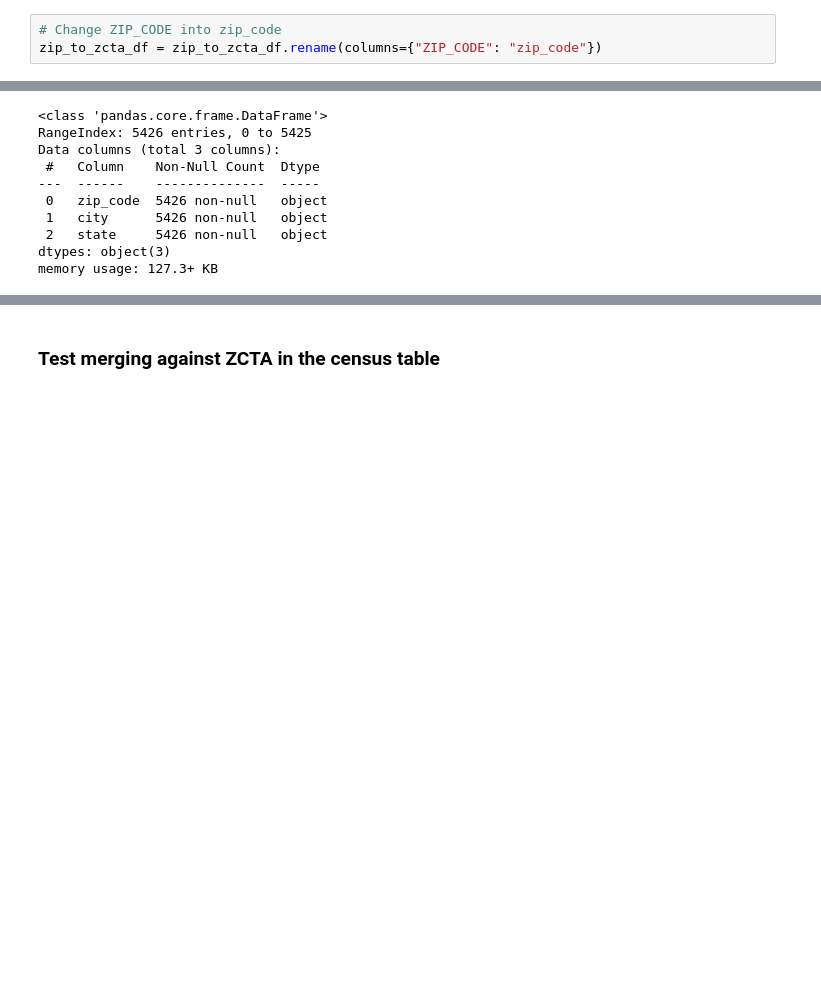
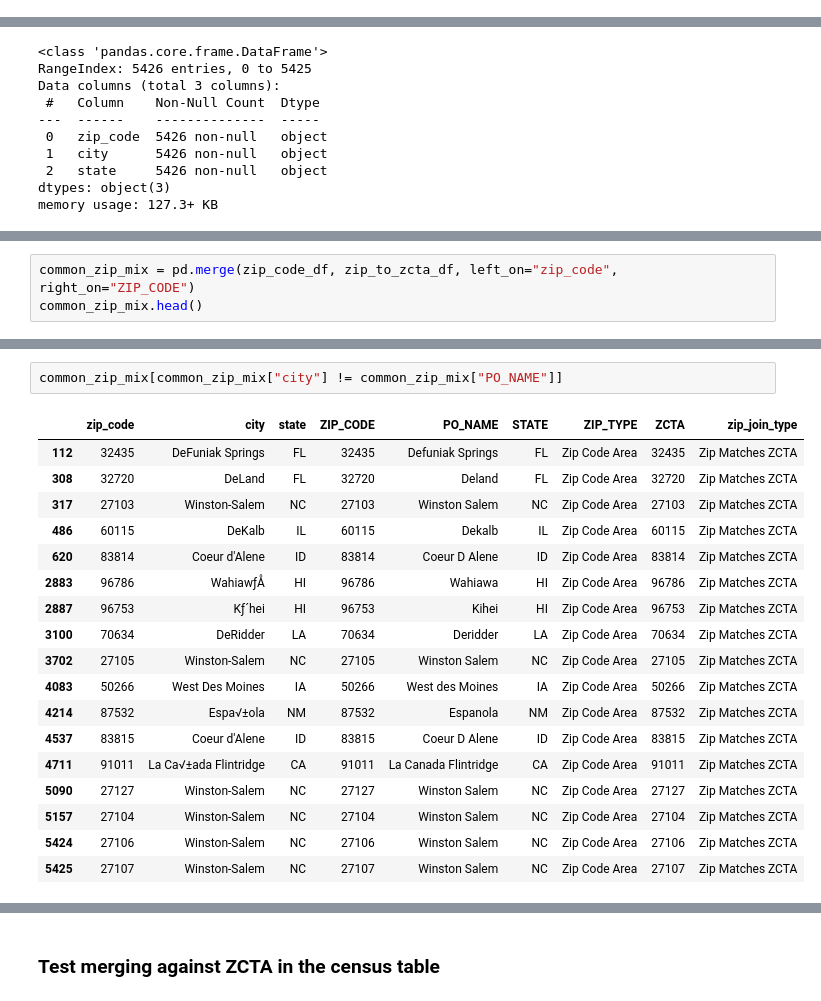
Before and after one commit to poojaisabelle/ETL-Project, a Jupyter notebook: 02_transform_zip_zcta/02_transform_zip_zcta_tracey_kat.ipynb, the cells around one changed output, grey strips where cells are left out. Drawn from its saved outputs; the diff is of its cells as text; blank space fills up the shorter version.

```diff
--- a/02_transform_zip_zcta/02_transform_zip_zcta_tracey_kat.ipynb
+++ b/02_transform_zip_zcta/02_transform_zip_zcta_tracey_kat.ipynb
@@ -98,9 +91,6 @@ zip_to_zcta_df['ZIP_CODE'].nunique()
 zip_to_zcta_df['ZCTA'].nunique()
 # %% [output]
 33166
-# %%
-# Change ZIP_CODE into zip_code
-zip_to_zcta_df = zip_to_zcta_df.rename(columns={"ZIP_CODE": "zip_code"})
 # %% [markdown]
 ### Test merging against zip_code in the zip_code table
 # %%
@@ -158,0 +121,3 @@ As can be seen from above, all zip_codes in zip_code table have a matched zip_co
+# %%
+common_zip_mix = pd.merge(zip_code_df, zip_to_zcta_df, left_on="zip_code", right_on="ZIP_CODE")
+common_zip_mix.head()
@@ -158,0 +150,21 @@ As can be seen from above, all zip_codes in zip_code table have a matched zip_co
+# %%
+common_zip_mix[common_zip_mix["city"] != common_zip_mix["PO_NAME"]]
+# %% [output]
+|  | zip_code | city | state | ZIP_CODE | PO_NAME | STATE | ZIP_TYPE | ZCTA | zip_join_type |
+| 112 | 32435 | DeFuniak Springs | FL | 32435 | Defuniak Springs | FL | Zip Code Area | 32435 | Zip Matches ZCTA |
+| 308 | 32720 | DeLand | FL | 32720 | Deland | FL | Zip Code Area | 32720 | Zip Matches ZCTA |
+| 317 | 27103 | Winston-Salem | NC | 27103 | Winston Salem | NC | Zip Code Area | 27103 | Zip Matches ZCTA |
+| 486 | 60115 | DeKalb | IL | 60115 | Dekalb | IL | Zip Code Area | 60115 | Zip Matches ZCTA |
+| 620 | 83814 | Coeur d'Alene | ID | 83814 | Coeur D Alene | ID | Zip Code Area | 83814 | Zip Matches ZCTA |
+| 2883 | 96786 | WahiawƒÅ | HI | 96786 | Wahiawa | HI | Zip Code Area | 96786 | Zip Matches ZCTA |
+| 2887 | 96753 | Kƒ´hei | HI | 96753 | Kihei | HI | Zip Code Area | 96753 | Zip Matches ZCTA |
+| 3100 | 70634 | DeRidder | LA | 70634 | Deridder | LA | Zip Code Area | 70634 | Zip Matches ZCTA |
+| 3702 | 27105 | Winston-Salem | NC | 27105 | Winston Salem | NC | Zip Code Area | 27105 | Zip Matches ZCTA |
+| 4083 | 50266 | West Des Moines | IA | 50266 | West des Moines | IA | Zip Code Area | 50266 | Zip Matches ZCTA |
+| 4214 | 87532 | Espa√±ola | NM | 87532 | Espanola | NM | Zip Code Area | 87532 | Zip Matches ZCTA |
+| 4537 | 83815 | Coeur d'Alene | ID | 83815 | Coeur D Alene | ID | Zip Code Area | 83815 | Zip Matches ZCTA |
+| 4711 | 91011 | La Ca√±ada Flintridge | CA | 91011 | La Canada Flintridge | CA | Zip Code Area | 91011 | Zip Matches ZCTA |
+| 5090 | 27127 | Winston-Salem | NC | 27127 | Winston Salem | NC | Zip Code Area | 27127 | Zip Matches ZCTA |
+| 5157 | 27104 | Winston-Salem | NC | 27104 | Winston Salem | NC | Zip Code Area | 27104 | Zip Matches ZCTA |
+| 5424 | 27106 | Winston-Salem | NC | 27106 | Winston Salem | NC | Zip Code Area | 27106 | Zip Matches ZCTA |
+| 5425 | 27107 | Winston-Salem | NC | 27107 | Winston Salem | NC | Zip Code Area | 27107 | Zip Matches ZCTA |
```
Also changed, not shown: parts of 21 cells of this notebook, 4 other files.
